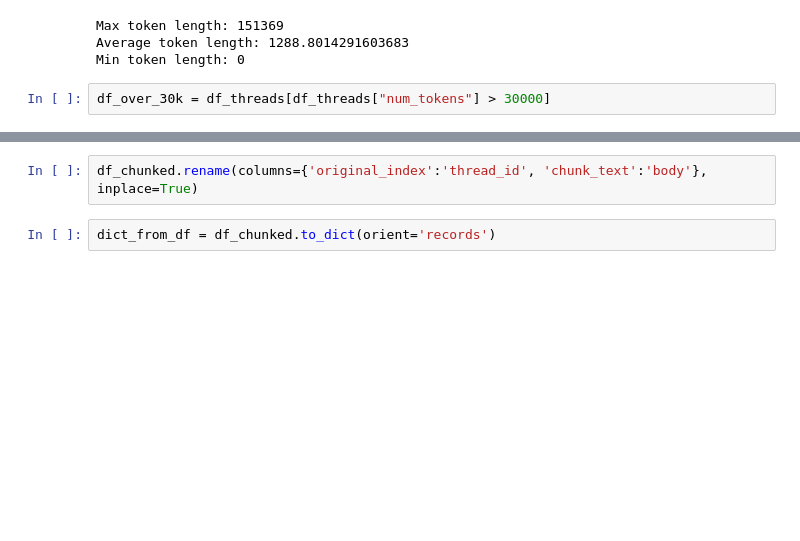
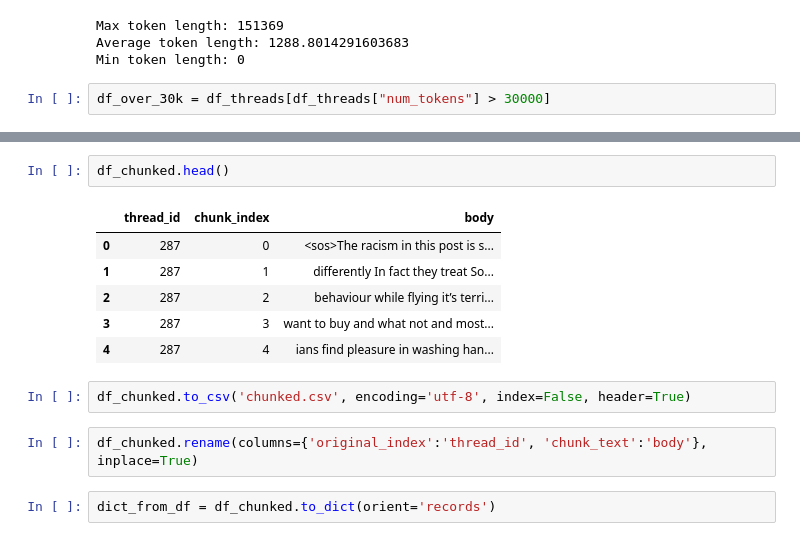
Before and after one commit to indiravats/GPT4Bias-Removal, a Jupyter notebook: mitigation/Rag_Social_ethics.ipynb, the cells around one changed output, grey strips where cells are left out. Saved outputs shown, nothing was run; the diff lists cells and outputs as text; blank space fills up the shorter version.

```diff
--- a/mitigation/Rag_Social_ethics.ipynb
+++ b/mitigation/Rag_Social_ethics.ipynb
@@ -298,3 +232,14 @@ Index(['original_index', 'chunk_index', 'chunk_text'], dtype='object')
+# %%
+df_chunked.head()
+# %% [output]
+|  | thread_id | chunk_index | body |
+| 0 | 287 | 0 | <sos>The racism in this post is s... |
+| 1 | 287 | 1 | differently In fact they treat So... |
+| 2 | 287 | 2 | behaviour while flying it’s terri... |
+| 3 | 287 | 3 | want to buy and what not and most... |
+| 4 | 287 | 4 | ians find pleasure in washing han... |
+# %%
+df_chunked.to_csv('chunked.csv', encoding='utf-8', index=False, header=True)
 # %%
 df_chunked.rename(columns={'original_index':'thread_id', 'chunk_text':'body'}, inplace=True)
 # %%
```
Also changed, not shown: parts of 52 cells of this notebook.
